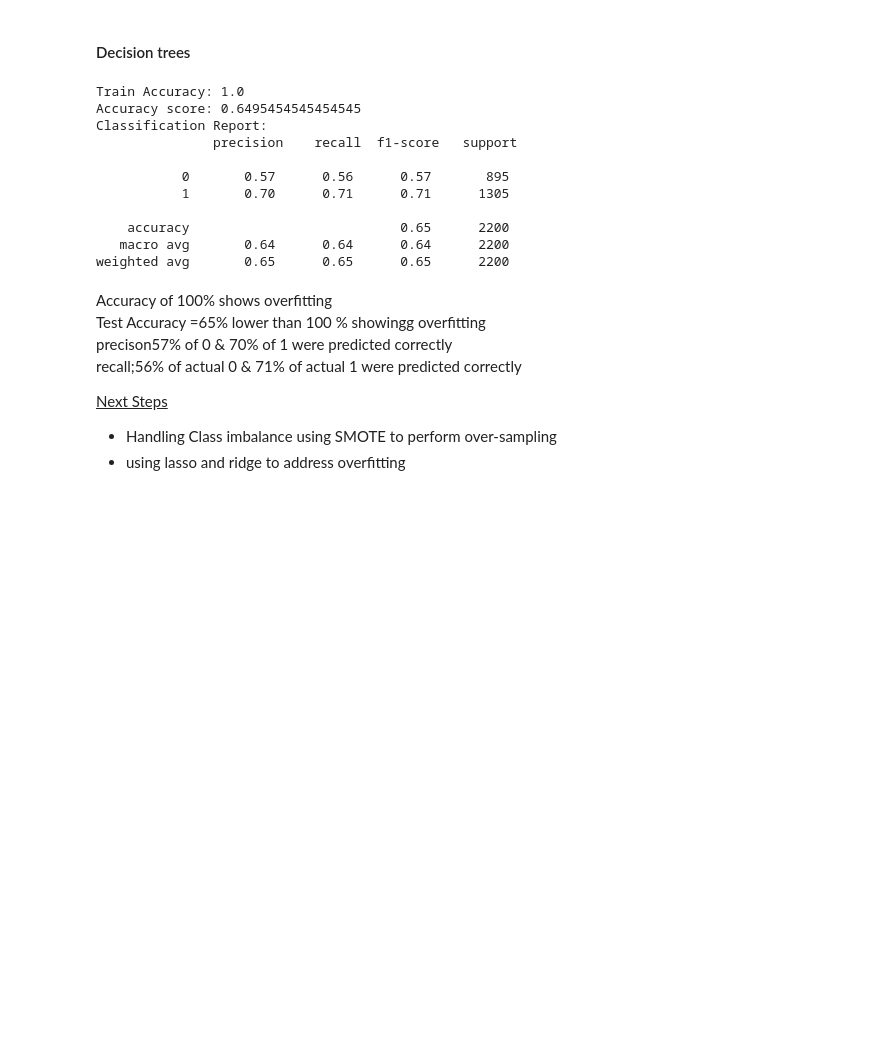
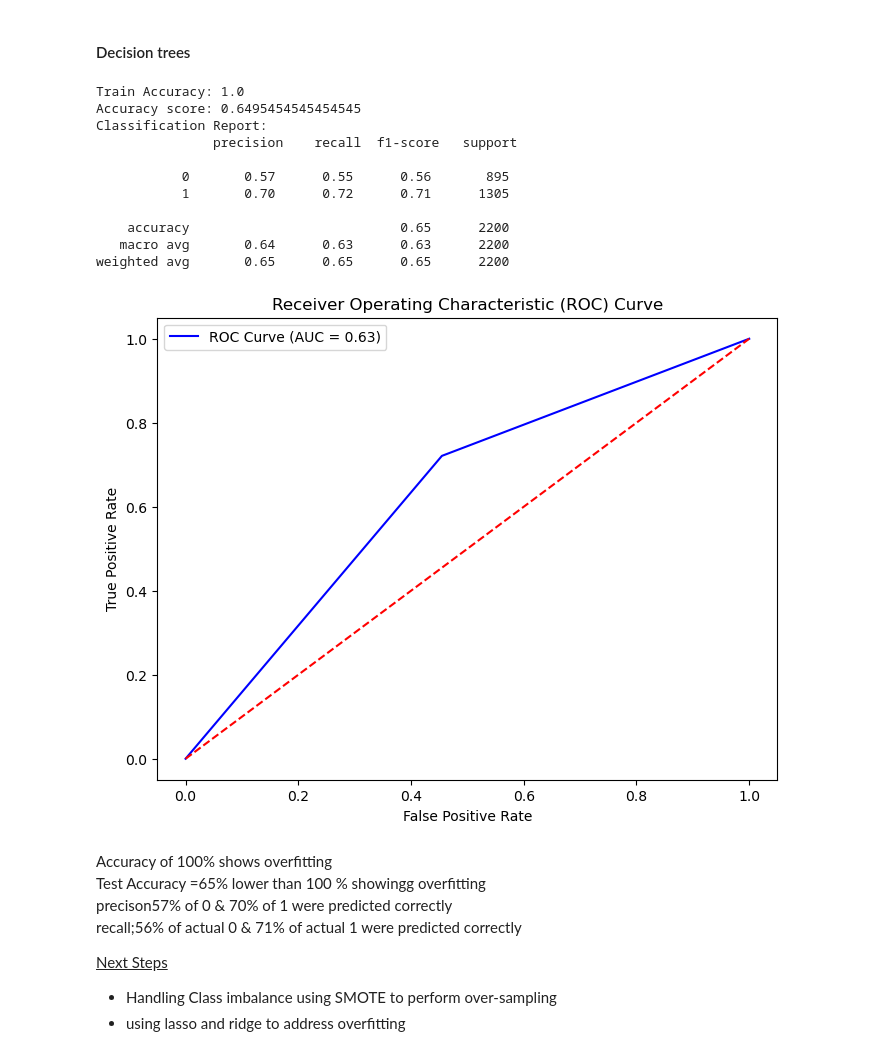
Before and after one commit to Mulwajoseph/E-Commerce-Shipping-Project-, a Jupyter notebook: student.ipynb, the cells around one changed output. Saved outputs shown, nothing was run; the diff lists cells and outputs as text; code cells hidden in the pictures; blank space fills up the shorter version.

```diff
--- a/student.ipynb
+++ b/student.ipynb
@@ -322,28 +338,43 @@ Recall_score shows how our model identifies positive intances of the target clas
 # %%
 clf = DecisionTreeClassifier(max_depth=None)
 clf.fit(X_train,y_train)
 y_train_preds = clf.predict(X_train)
 y_test_preds = clf .predict(X_test)
 
 decision = round(recall_score(y_test, y_test_preds))
 accuracy_decisiontree = accuracy_score(y_test_preds, y_test)
 
+#The fpr and tpr
+fpr, tpr, _ = roc_curve(y_test, y_test_preds)
+auc = roc_auc_score(y_test, y_test_preds)
+
 print("Train Accuracy:", clf.score(X_train, y_train))
 print("Accuracy score:", accuracy_decisiontree)
 
 print("Classification Report:\n", classification_report(y_test, y_test_preds))
+
+# Plot the ROC curve
+plt.figure(figsize=(8, 6))
+plt.plot(fpr, tpr, color='blue', label=f'ROC Curve (AUC = {auc:.2f})')
+plt.plot([0, 1], [0, 1], color='red', linestyle='--')
+plt.xlabel('False Positive Rate')
+plt.ylabel('True Positive Rate')
+plt.title('Receiver Operating Characteristic (ROC) Curve')
+plt.legend()
+plt.show()
 # %% [output]
 Train Accuracy: 1.0
 Accuracy score: 0.6495454545454545
 Classification Report:
                precision    recall  f1-score   support
 
-           0       0.57      0.56      0.57       895
-           1       0.70      0.71      0.71      1305
+           0       0.57      0.55      0.56       895
+           1       0.70      0.72      0.71      1305
 
     accuracy                           0.65      2200
-   macro avg       0.64      0.64      0.64      2200
+   macro avg       0.64      0.63      0.63      2200
 weighted avg       0.65      0.65      0.65      2200
+[figure, added]
 # %% [markdown]
 Accuracy of 100% shows overfitting
 Test Accuracy =65% lower than 100 % showingg overfitting
```
Also changed, not shown: parts of 17 cells of this notebook.
